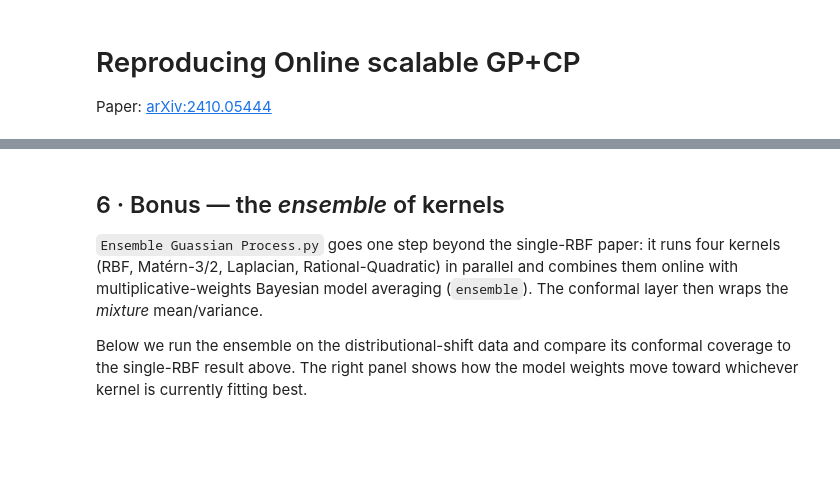
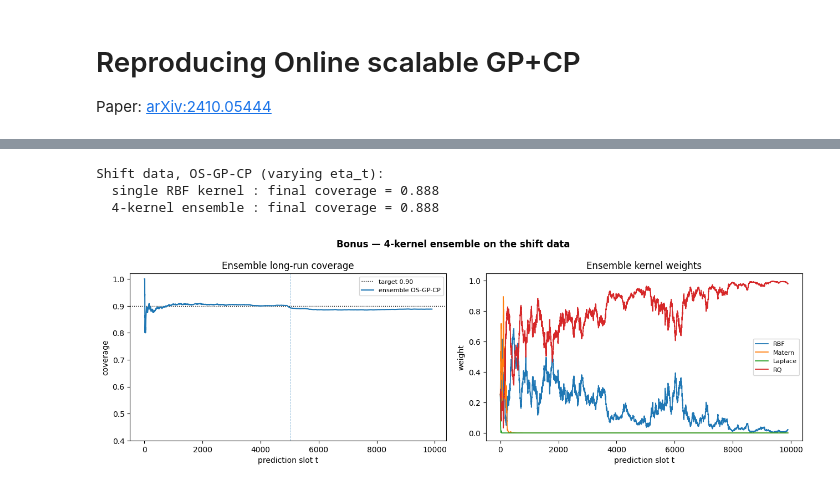
Before and after one commit to Max-Leach/Thesis, a Jupyter notebook: GPCP/Reproduced.ipynb, the cells around one changed output, grey strips where cells are left out. Drawn from its saved outputs; the diff is of its cells as text; code cells hidden in the pictures; blank space fills up the shorter version.

```diff
--- a/GPCP/Reproduced.ipynb
+++ b/GPCP/Reproduced.ipynb
@@ -206,16 +221,5 @@ for mult in [1, 2, 4, 8]:
-# %% [markdown]
-## 6&nbsp;&middot;&nbsp;Bonus — the *ensemble* of kernels
-
-`Ensemble Guassian Process.py` goes one step beyond the single-RBF paper: it runs four
-kernels (RBF, Matérn-3/2, Laplacian, Rational-Quadratic) in parallel and combines them
-online with multiplicative-weights Bayesian model averaging (`ensemble`). The conformal
-layer then wraps the *mixture* mean/variance.
-
-Below we run the ensemble on the distributional-shift data and compare its conformal
-coverage to the single-RBF result above. The right panel shows how the model weights move
-toward whichever kernel is currently fitting best.
 # %%
-def run_ensemble_experiment(X, y, alpha=ALPHA, D=D_FEAT, n_init=100, batch=50,
+def run_ensemble_experiment(X, y, alpha=ALPHA, D=D_FEAT, n_init=100,
                             standardize=False, seed=RNG_SEED, varying_kwargs=None):
     rng = np.random.RandomState(seed)
     X = np.asarray(X, float); y = np.asarray(y, float)
@@ -233,36 +237,41 @@ def run_ensemble_experiment(X, y, alpha=ALPHA, D=D_FEAT, n_init=100, batch=50,
     }
     preds, varis, truth = {}, {}, None
     for name, V in kernels.items():
-        p, t, v = run_online_gp(X, y, V, sn, sf, n_init=n_init, batch=batch)
+        p, t, v = run_online_gp(X, y, V, sn, sf, n_init=n_init)
         preds[name], varis[name], truth = p, v, t
     names = list(kernels)
     P = np.vstack([preds[n] for n in names])
     Vv = np.vstack([varis[n] for n in names])
     LL = np.vstack([gaussian_loglik(truth, preds[n], varis[n]) for n in names])
     ens_mu, ens_var, weight_hist = ensemble(P, Vv, LL)
     vk = varying_kwargs or {}
-    cp = osgpcp_varying(truth, ens_mu, ens_var, alpha=alpha, **vk)
+    cp = online_conformal(truth, ens_mu, ens_var, alpha=alpha, step="varying", **vk)
     return dict(truth=truth, ens_mu=ens_mu, ens_var=ens_var,
                 weight_hist=weight_hist, names=names, cp=cp)
 
 
-ens = run_ensemble_experiment(X_shift, y_shift, batch=50)
+ens = run_ensemble_experiment(X_shift, y_shift)
 ens_cov = long_run_coverage(ens["cp"]["covered"])[-1]
 rbf_cov = long_run_coverage(res_shift["methods"]["OS-GP-CP (varying eta_t)"]["covered"])[-1]
 print(f"Shift data, OS-GP-CP (varying eta_t):")
 print(f"  single RBF kernel : final coverage = {rbf_cov:.3f}")
 print(f"  4-kernel ensemble : final coverage = {ens_cov:.3f}")
 
 fig, ax = plt.subplots(1, 2, figsize=(13, 4.3))
 ax[0].axhline(1 - ALPHA, color="k", ls=":", lw=1, label="target 0.90")
 ax[0].plot(long_run_coverage(ens["cp"]["covered"]), color="C0", lw=1.5, label="ensemble OS-GP-CP")
 for r in ens["cp"]["resets"]:
     ax[0].axvline(r, color="C0", ls="--", lw=0.7, alpha=0.5)
 ax[0].set(title="Ensemble long-run coverage", xlabel="prediction slot t",
           ylabel="coverage", ylim=(0.4, 1.02)); ax[0].legend(fontsize=8)
 for i, n in enumerate(ens["names"]):
     ax[1].plot(ens["weight_hist"][:, i], lw=1.3, label=n)
 ax[1].set(title="Ensemble kernel weights", xlabel="prediction slot t", ylabel="weight")
 ax[1].legend(fontsize=8); fig.suptitle("Bonus — 4-kernel ensemble on the shift data",
                                        fontweight="bold")
 plt.tight_layout(); plt.show()
+# %% [output]
+Shift data, OS-GP-CP (varying eta_t):
+  single RBF kernel : final coverage = 0.888
+  4-kernel ensemble : final coverage = 0.888
+[figure, added]
```
Also changed, not shown: parts of 12 cells of this notebook, 1 other file.
